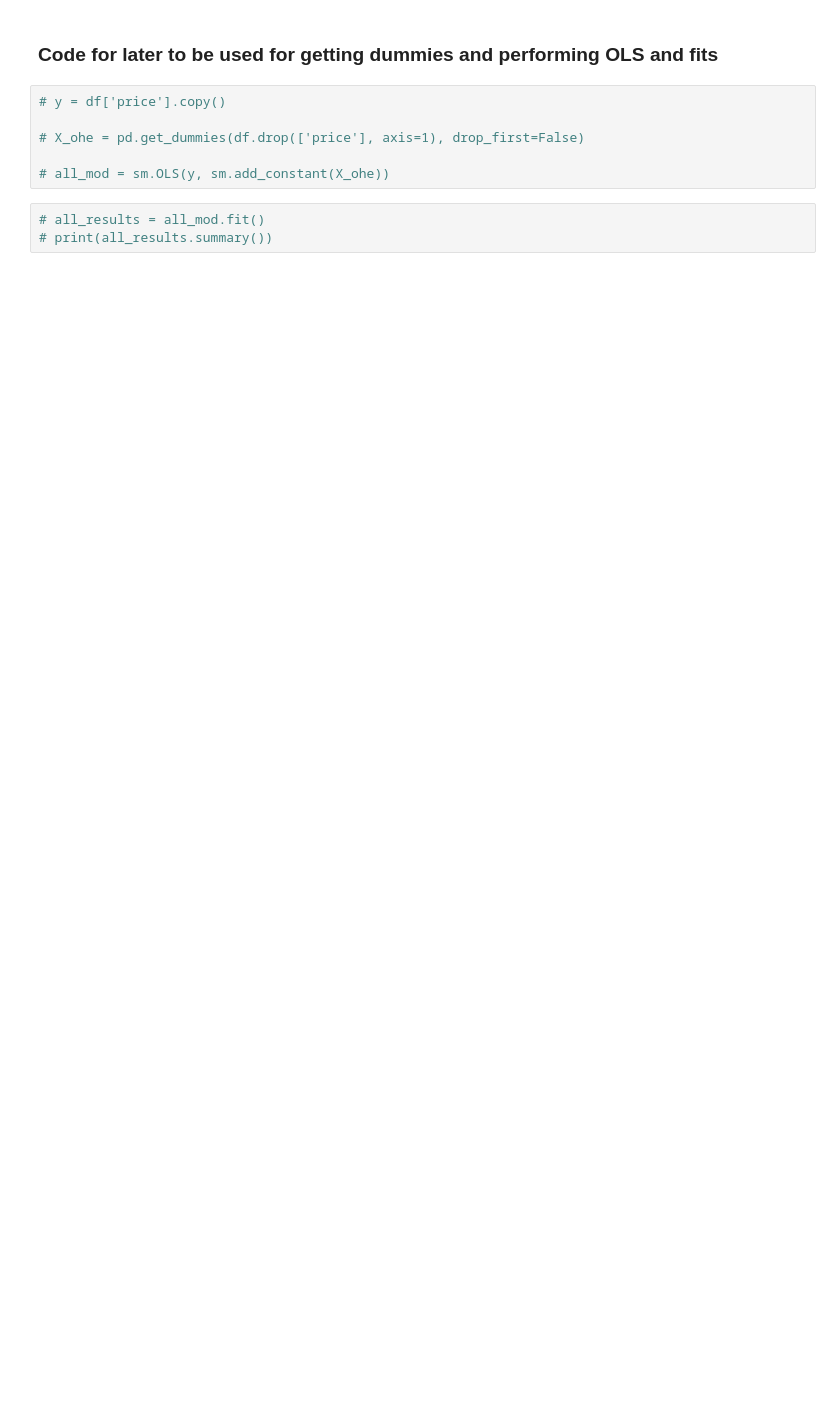
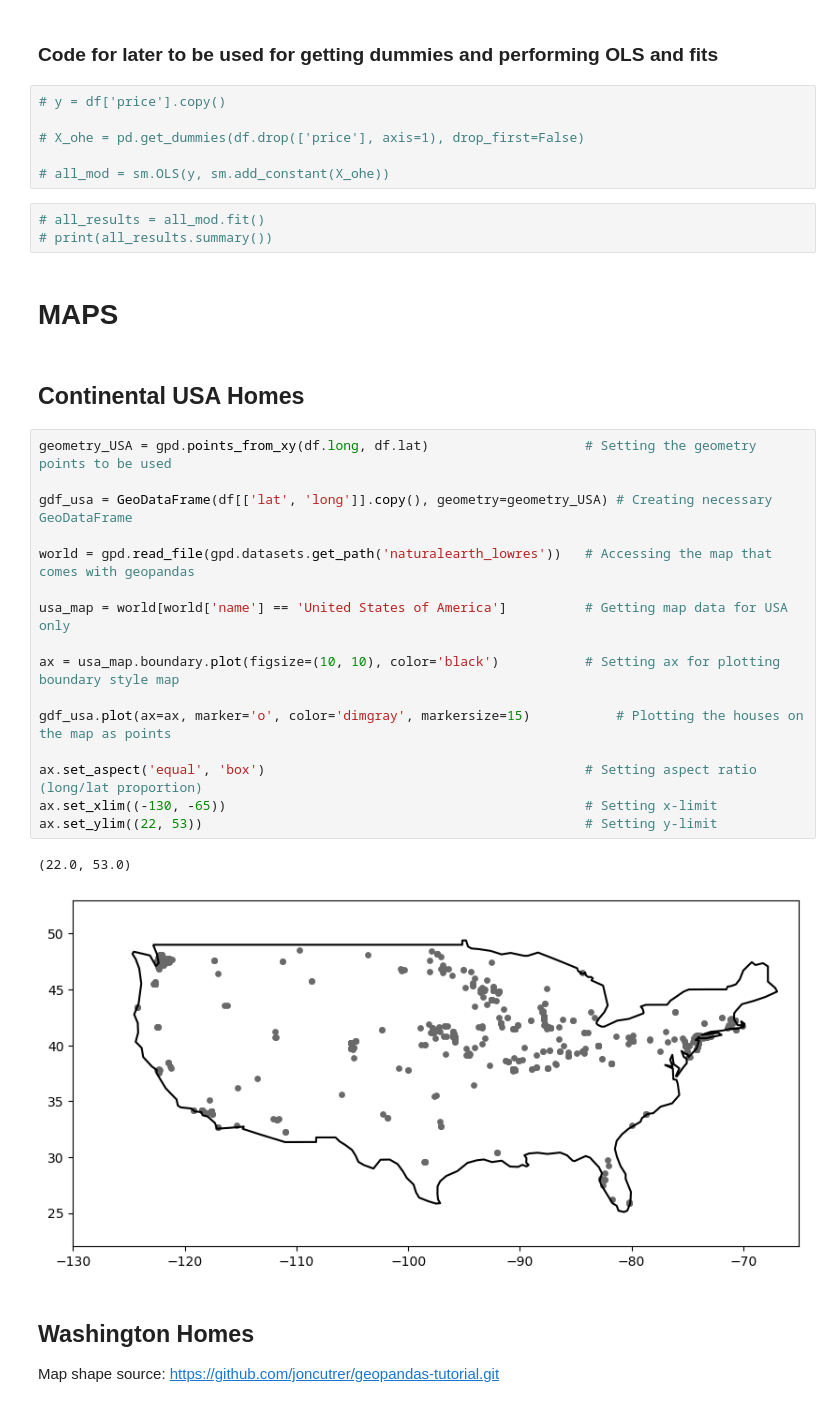
Before and after one commit to dmf1998/dsc-phase-2-project-v2-5, a Jupyter notebook: student.ipynb, the cells around one changed output. Drawn from its saved outputs; the diff is of its cells as text; blank space fills up the shorter version.

```diff
--- a/student.ipynb
+++ b/student.ipynb
@@ -209,3 +206,30 @@ plt.show()
 # %%
 # all_results = all_mod.fit()
 # print(all_results.summary())
+# %% [markdown]
+# MAPS
+# %% [markdown]
+## Continental USA Homes
+# %%
+geometry_USA = gpd.points_from_xy(df.long, df.lat)                    # Setting the geometry points to be used
+
+gdf_usa = GeoDataFrame(df[['lat', 'long']].copy(), geometry=geometry_USA) # Creating necessary GeoDataFrame
+
+world = gpd.read_file(gpd.datasets.get_path('naturalearth_lowres'))   # Accessing the map that comes with geopandas
+
+usa_map = world[world['name'] == 'United States of America']          # Getting map data for USA only
+
+ax = usa_map.boundary.plot(figsize=(10, 10), color='black')           # Setting ax for plotting boundary style map
+
+gdf_usa.plot(ax=ax, marker='o', color='dimgray', markersize=15)           # Plotting the houses on the map as points
+
+ax.set_aspect('equal', 'box')                                         # Setting aspect ratio (long/lat proportion)
+ax.set_xlim((-130, -65))                                              # Setting x-limit
+ax.set_ylim((22, 53))                                                 # Setting y-limit
+# %% [output]
+(22.0, 53.0)
+[figure, added]
+# %% [markdown]
+## Washington Homes
+
+Map shape source: https://github.com/joncutrer/geopandas-tutorial.git
```
Also changed, not shown: parts of 22 cells of this notebook, 16 other files.
